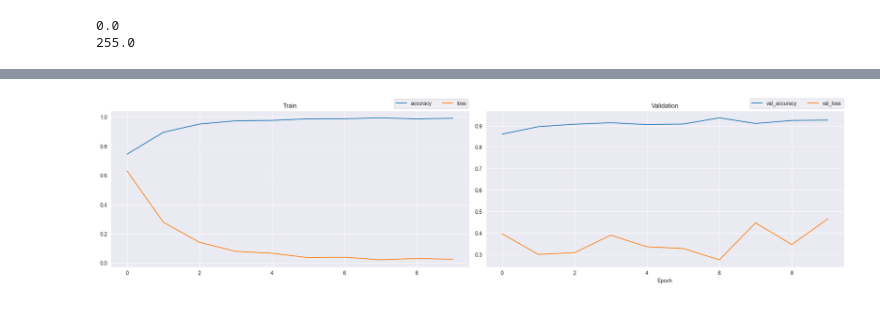
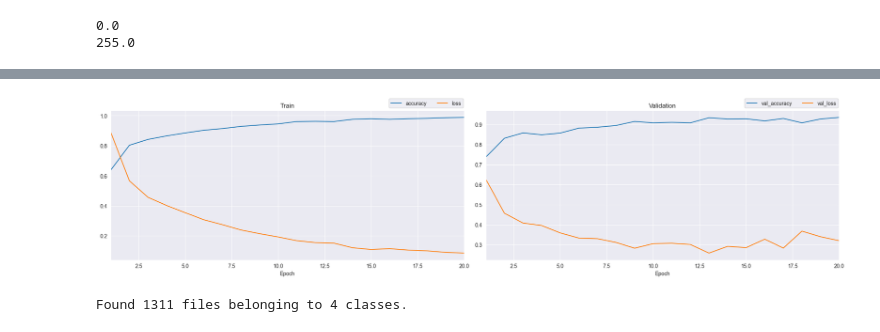
Before and after one commit to gracjan-p/brain-tumors, a Jupyter notebook: brain-tumors-analysis.ipynb, the cells around one changed output, grey strips where cells are left out. Cells and saved outputs as stored; diff of their text form; code cells hidden in the pictures.

```diff
--- a/brain-tumors-analysis.ipynb
+++ b/brain-tumors-analysis.ipynb
@@ -20,5 +55,4 @@ by using *color_mode = 'grayscale'* we reduce it to one value and we end up with
 # %%
-data = tf.keras.utils.image_dataset_from_directory('data\\Training', batch_size=8, color_mode='grayscale')
-data_test = tf.keras.utils.image_dataset_from_directory('data\\Testing')
+data = tf.keras.utils.image_dataset_from_directory('data\\Training', batch_size=8, color_mode='grayscale', crop_to_aspect_ratio=True)
 # %% [output]
 Found 5712 files belonging to 4 classes.
@@ -108,16 +162,24 @@ model = Sequential()
 # %%
-model.add(Input(shape=(256, 256, 1)))
+def create_model(num_layers = 1, num_filters = 16, kernel_size = 3, regulate = 0.0001, learning_rate = 0.001):
 
-model.add(Conv2D(16, (3, 3), 1, activation='relu'))
-model.add(MaxPooling2D())
+    model = Sequential()
 
-model.add(Conv2D(32, (3, 3), 1, activation='relu'))
-model.add(MaxPooling2D())
+    model.add(Input(shape=(256, 256, 1)))
 
-model.add(Conv2D(16, (3, 3), 1, activation='relu'))
-model.add(MaxPooling2D())
+    model.add(Conv2D(num_filters, (kernel_size, kernel_size), 1, activation='relu'))
+    model.add(MaxPooling2D())
 
-model.add(Flatten())
+    model.add(Conv2D(num_filters*2, (kernel_size, kernel_size), 1, activation='relu'))
+    model.add(MaxPooling2D())
 
-model.add(Dense(256, activation='relu'))
-model.add(Dense(4, activation='softmax'))
+    model.add(Conv2D(num_filters, (kernel_size, kernel_size), 1, activation='relu'))
+    model.add(MaxPooling2D())
+
+    model.add(Flatten())
+    model.add(Dense(256, activation='relu', kernel_regularizer=l2(regulate)))
+    model.add(Dropout(0.5))
+    model.add(Dense(4, activation='softmax'))
+
+    model.compile(optimizer=Adam(learning_rate=learning_rate), loss='sparse_categorical_crossentropy', metrics=['accuracy'])
+
+    return model
@@ -126,3 +186,4 @@ model.compile('adam', loss='sparse_categorical_crossentropy', metrics=['accuracy
 # %%
-model.summary()
+test_model = create_model(regulate=0.0001, learning_rate=0.0001)
+test_model.summary()
 # %% [output]
@@ -148,5 +209,5 @@ Model: "sequential"
  Trainable params: 3,697,108 (14.10 MB)
  Non-trainable params: 0 (0.00 B)
 # %%
-hist = model.fit(train, epochs=10, validation_data=val)
+hist = test_model.fit(train, epochs=20, validation_data=val)
 # %% [output]
@@ -173,16 +231,24 @@ Epoch 10/10
 # %%
 acc_labels = list(hist.history.keys())
 
 fig, axes = plt.subplots(nrows=1, ncols=2, figsize=(20, 5))
 for i in range(4):
-    fig = sb.lineplot(y=hist.history[acc_labels[i]], x=[x for x in range(10)], label=acc_labels[i], ax=axes[i//2])
+    fig = sb.lineplot(y=hist.history[acc_labels[i]], x=[x for x in range(1, 21, 1)], label=acc_labels[i], ax=axes[i//2])
     axes[i//2].legend(loc='lower right', bbox_to_anchor=(1.005, 1), ncol=2)
 
 axes[0].set_title('Train')
+axes[0].set_xlabel('Epoch')
+axes[0].set_xlim([1, 20])
+
 axes[1].set_title('Validation')
+axes[1].set_xlabel('Epoch')
+axes[1].set_xlim([1, 20])
 
 plt.tight_layout()
-plt.xlabel('Epoch')
 plt.show()
 # %% [output]
-[figure, old version]
+[figure, new version]
+# %%
+test_data = tf.keras.utils.image_dataset_from_directory('data\\Testing', batch_size=8, color_mode='grayscale')
+# %% [output]
+Found 1311 files belonging to 4 classes.
```
Also changed, not shown: parts of 31 cells of this notebook.
